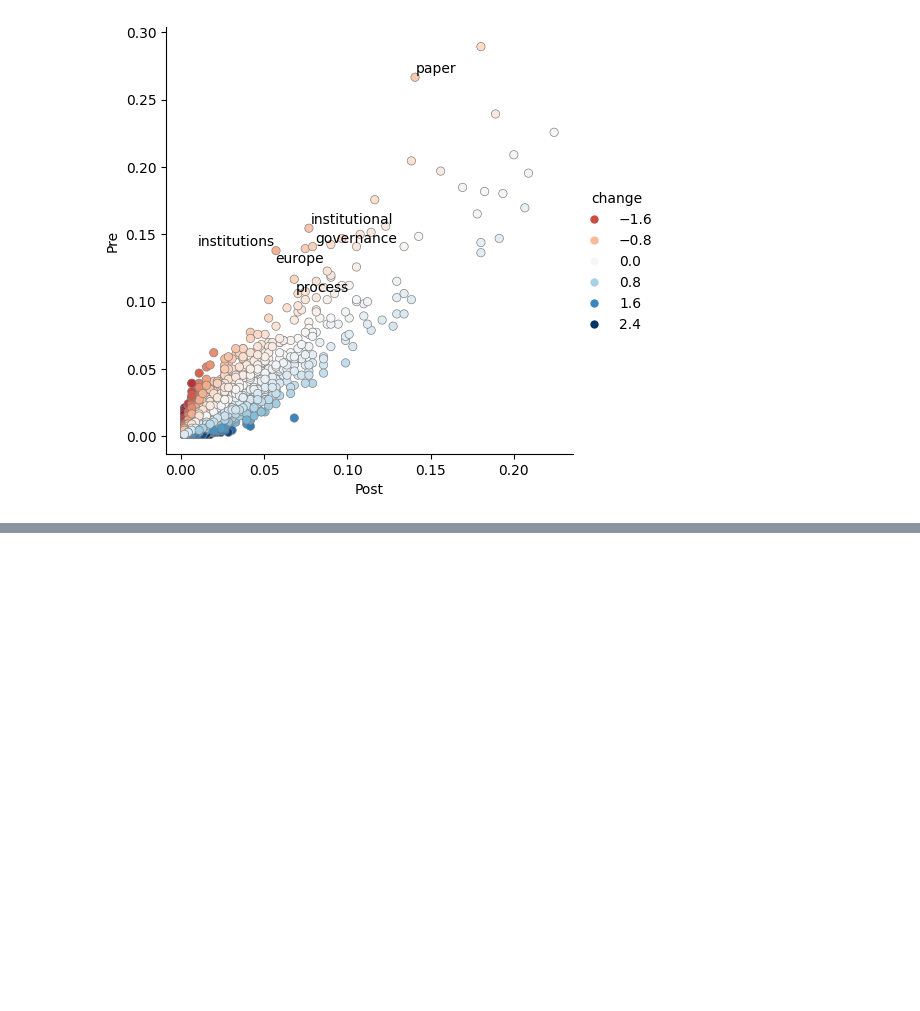
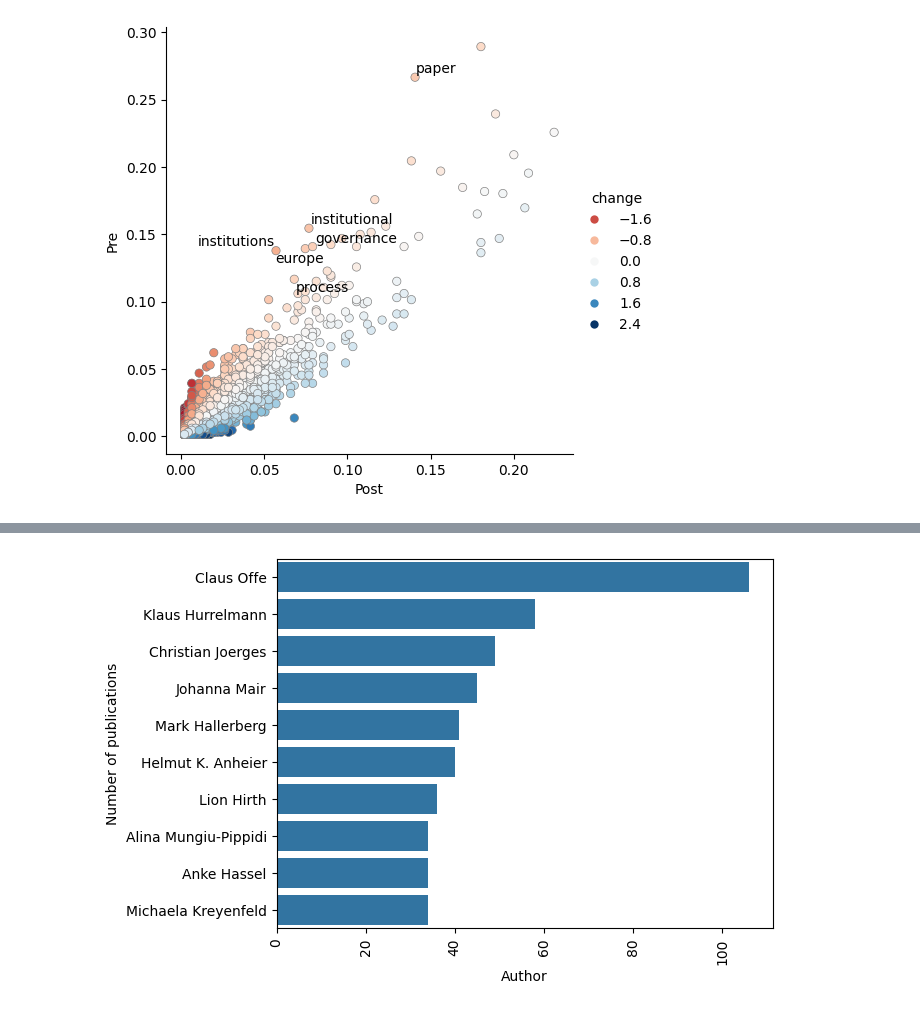
Before and after one commit to kaifoerster/text-as-data, a Jupyter notebook: Session-5-Visualising/visualising_test.ipynb, the cells around one changed output, grey strips where cells are left out. Drawn from its saved outputs; the diff is of its cells as text; code cells hidden in the pictures; blank space fills up the shorter version.

Commit message:
in class excercise week 5

```diff
--- a/Session-5-Visualising/visualising_test.ipynb
+++ b/Session-5-Visualising/visualising_test.ipynb
@@ -175,3 +175,12 @@ adjust_text(texts)
 # %% [output]
 8
 [figure]
+# %%
+#Excercise 1: Load the authorship data in data/author_df.csv and make a horizontal bar plot showing the
+# 10 authors who have published the most papers with Hertie affiliations. In python you will need to
+# filter data df[df["x"]=="y"], and to use the sort_values() as well as head()/tail()
+
+csv_path = os.path.join(cwd, "data", "hertie_authors.csv")
+print(csv_path)
+df = pd.read_csv(csv_path)
+df.head(3)
@@ -177,0 +193,15 @@ adjust_text(texts)
+# %%
+yps = (df[df["institution_display_name"].str.contains("Hertie")]
+.groupby(["author_display_name"])["id"]
+.count()
+.sort_values(ascending=False)
+.head(10)
+.to_frame("n_pubs")
+.reset_index()
+)
+ax = sns.barplot(data=yps, x="n_pubs", y="author_display_name",)
+ax.set(xlabel="Author", ylabel="Number of publications")
+plt.xticks(rotation=90)
+plt.savefig("plots/pubs_Hertie_bar_sns.png")
+# %% [output]
+[figure, added]
```
Also changed, not shown: parts of 1 cell of this notebook.
